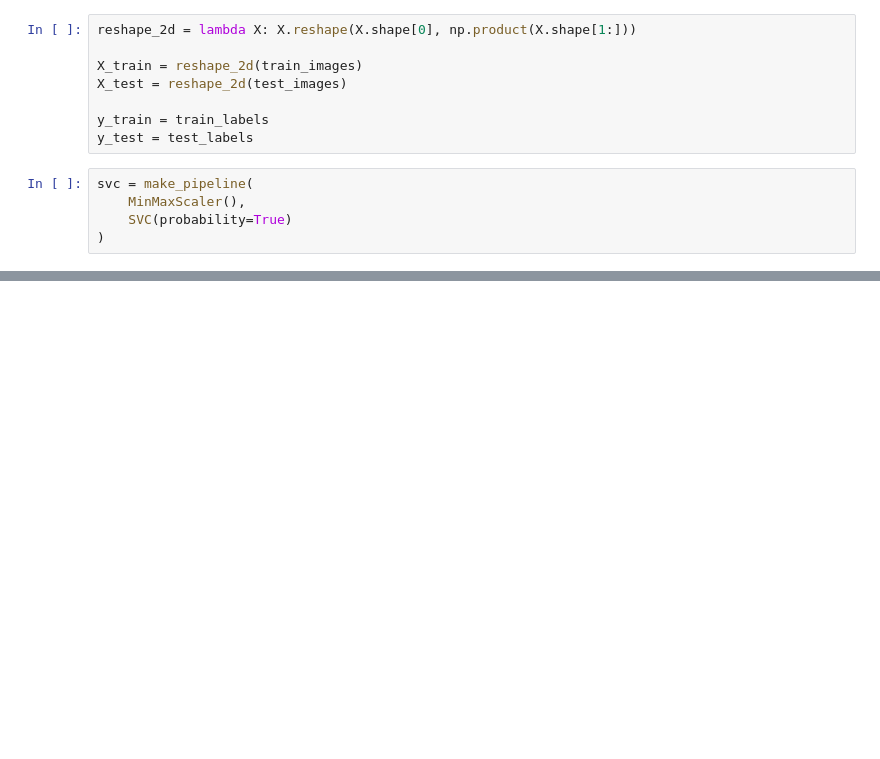
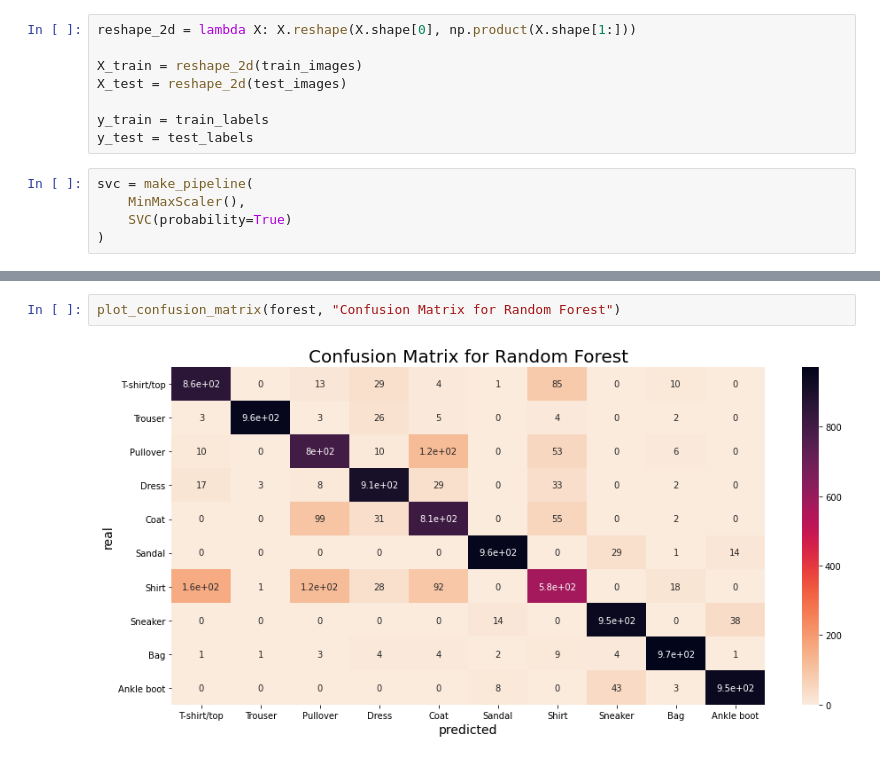
Before and after one commit to luknw/um-lime, a Jupyter notebook: lime-explain.ipynb, the cells around one changed output, grey strips where cells are left out. Saved outputs shown, nothing was run; the diff lists cells and outputs as text; blank space fills up the shorter version.

```diff
--- a/lime-explain.ipynb
+++ b/lime-explain.ipynb
@@ -212,0 +157,4 @@ plt.imshow(explanation.image)
+# %%
+plot_confusion_matrix(forest, "Confusion Matrix for Random Forest")
+# %% [output]
+[figure, added]
```
Also changed, not shown: parts of 78 cells of this notebook, 1 other file.
